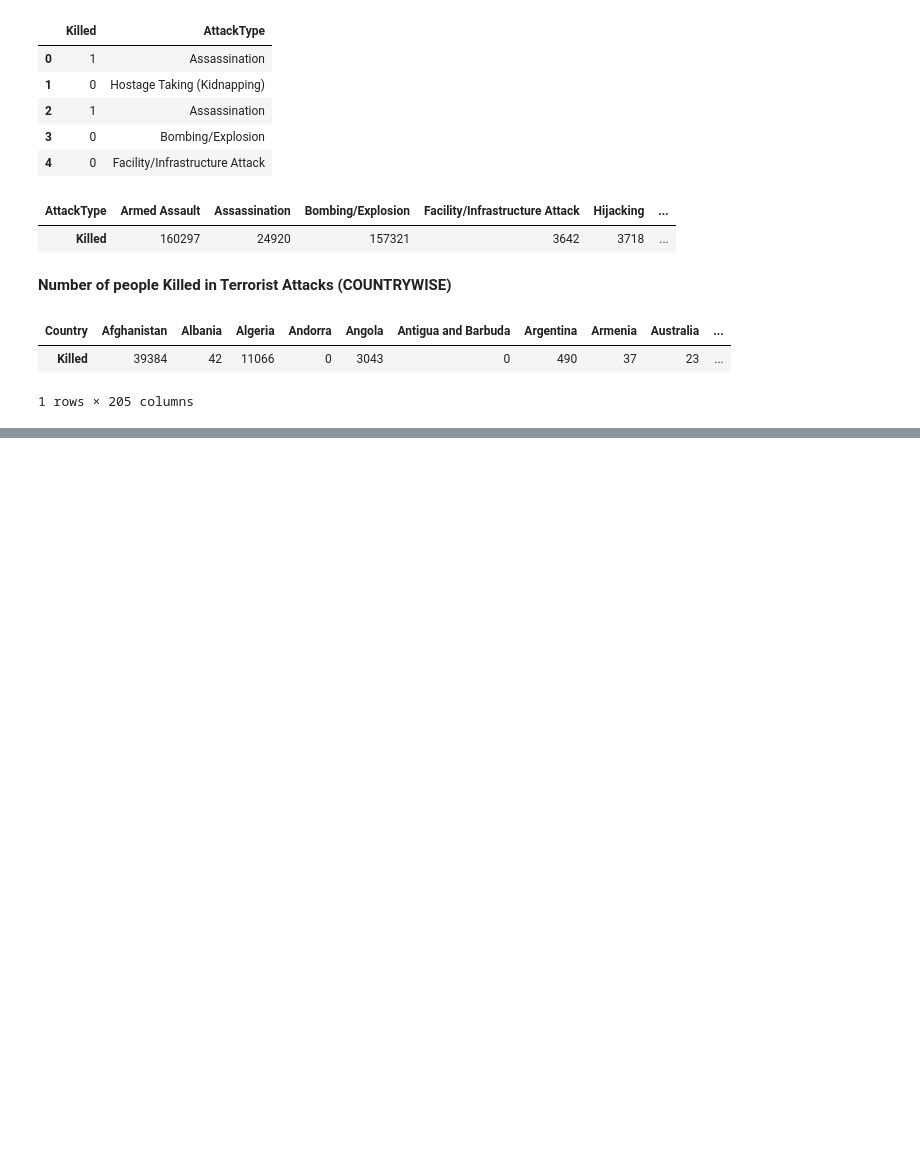
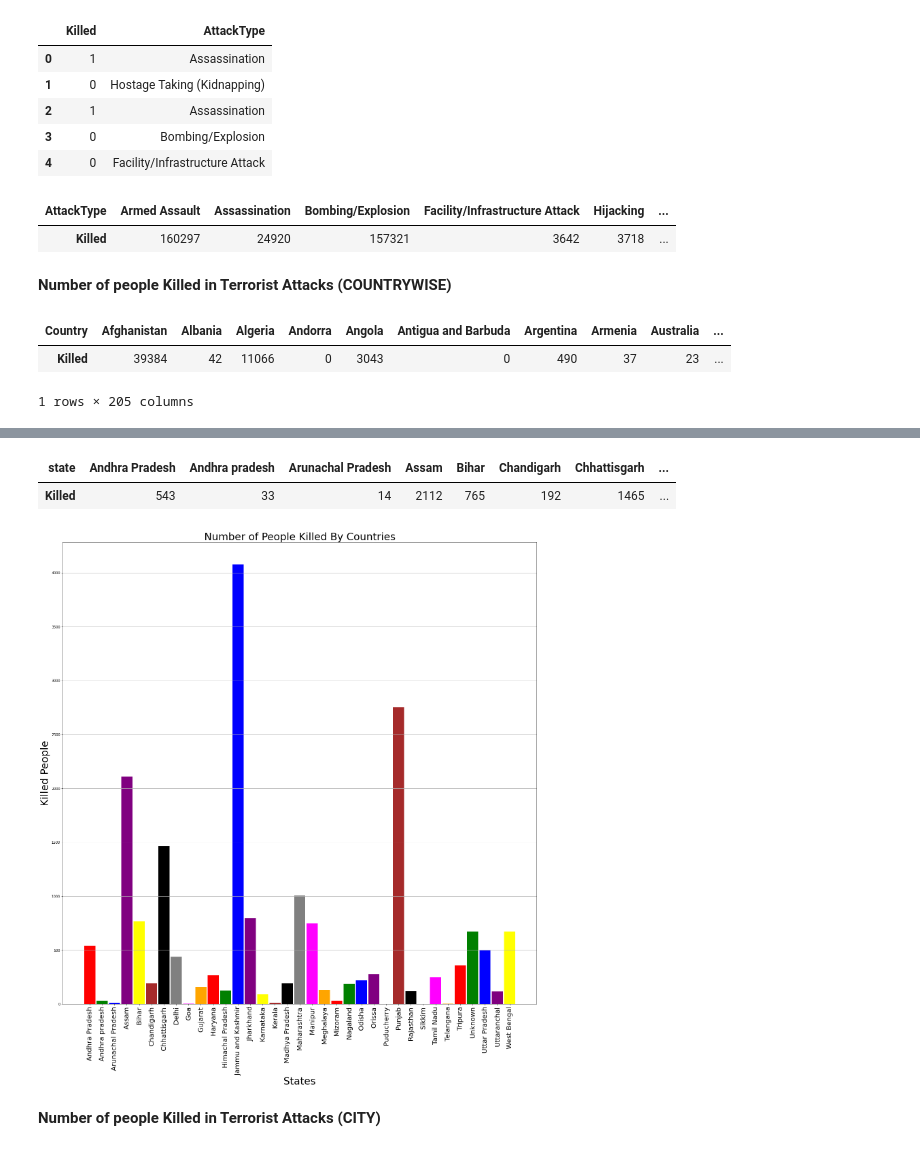
Before and after one commit to Rohan20202/Global-Terrorism-Analysis, a Jupyter notebook: GTD.ipynb, the cells around one changed output, grey strips where cells are left out. Drawn from its saved outputs; the diff is of its cells as text; code cells hidden in the pictures; blank space fills up the shorter version.

```diff
--- a/GTD.ipynb
+++ b/GTD.ipynb
@@ -365,0 +413,7 @@ people_die_country
+# %%
+GTD['Killed']=GTD['Killed'].fillna(0)
+GTD['Killed']=GTD['Killed'].astype(int)
+total_kill=GTD.loc[:,'Killed']
+# %%
+peoplekill= pd.concat([total_kill,ind_sta],axis=1).dropna(0)
+peoplekill.head()
@@ -365,0 +427,37 @@ people_die_country
+# %%
+kill_data_sta= peoplekill.pivot_table(columns='state',values='Killed',aggfunc='sum')
+kill_data_sta
+# %% [output]
+| state | Andhra Pradesh | Andhra pradesh | Arunachal Pradesh | Assam | Bihar | Chandigarh | Chhattisgarh | ... |
+| Killed | 543 | 33 | 14 | 2112 | 765 | 192 | 1465 | ... |
+# %%
+fig_size = plt.rcParams["figure.figsize"]
+fig_size[0]=25
+fig_size[1]=25
+plt.rcParams["figure.figsize"] = fig_size
+# %%
+labels = kill_data_sta.columns.tolist()
+labels = labels[:50] #50 bar provides nice view
+index = np.arange(len(labels))
+transpoze = kill_data_sta.T
+values = transpoze.values.tolist()
+values = values[:50]
+values = [int(i[0]) for i in values] # convert float to int
+colors = ['red', 'green', 'blue', 'purple', 'yellow', 'brown', 'black', 'gray', 'magenta', 'orange'] # color list for bar chart bar color
+fig, ax = plt.subplots(1, 1)
+ax.yaxis.grid(True)
+fig_size = plt.rcParams["figure.figsize"]
+fig_size[0]=25
+fig_size[1]=25
+plt.rcParams["figure.figsize"] = fig_size
+plt.bar(index, values, color = colors, width = 0.9)
+plt.ylabel('Killed People', fontsize=30)
+plt.xlabel('States', fontsize = 30)
+plt.xticks(index, labels, fontsize=20, rotation=90)
+plt.title('Number of People Killed By Countries', fontsize = 30)
+# print(fig_size)
+plt.show()
+# %% [output]
+[figure, added]
+# %% [markdown]
+**Number of people Killed in Terrorist Attacks (CITY)**
```
Also changed, not shown: parts of 27 cells of this notebook.
